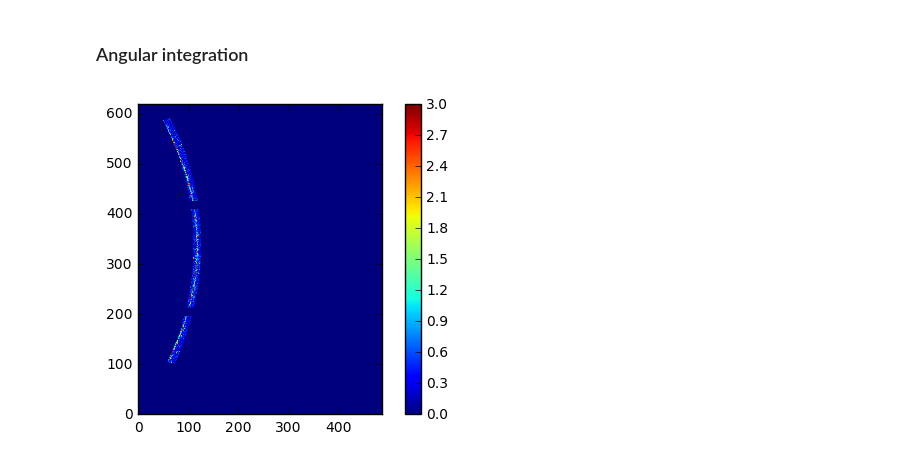
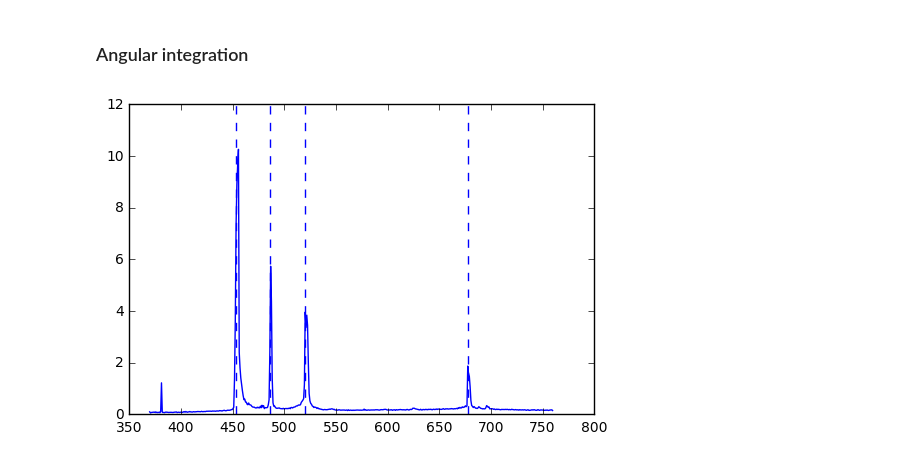
Before and after one commit to fperakis/XRD-tools, a Jupyter notebook: examples/03_cbf_files.ipynb, the cells around one changed output. Cells and saved outputs as stored; diff of their text form; code cells hidden in the pictures.

```diff
--- a/examples/03_cbf_files.ipynb
+++ b/examples/03_cbf_files.ipynb
@@ -49,12 +66,11 @@ plt.show()
 ### Angular integration
 # %%
 # angular intergation
+peaks = [453,486,520,678]
 qbin,Iq = angular_average(avg_data, (cx,cy),None,threshold=0, nx=n_bins,  min_x=min_x, max_x=max_x)
+plt.plot(qbin,Iq)
+for i in range(4):
+    plt.axvline(x=peaks[i],ls='--')
+plt.show()
+# %% [output]
+[figure, added]
-# %%
-inner_radius,width,spacing,num_rings=540,15,0,1
-mask = ring_mask(avg_data,(cx,cy),inner_radius=inner_radius,width=width,spacing=spacing,num_rings=num_rings)
-plt.imshow(mask*avg_data,origin='lower left',vmax=3,vmin=0)
-plt.colorbar()
-plt.show()
-# %% [output]
-[figure, removed]
```
Also changed, not shown: parts of 12 cells of this notebook, 1 other file.
